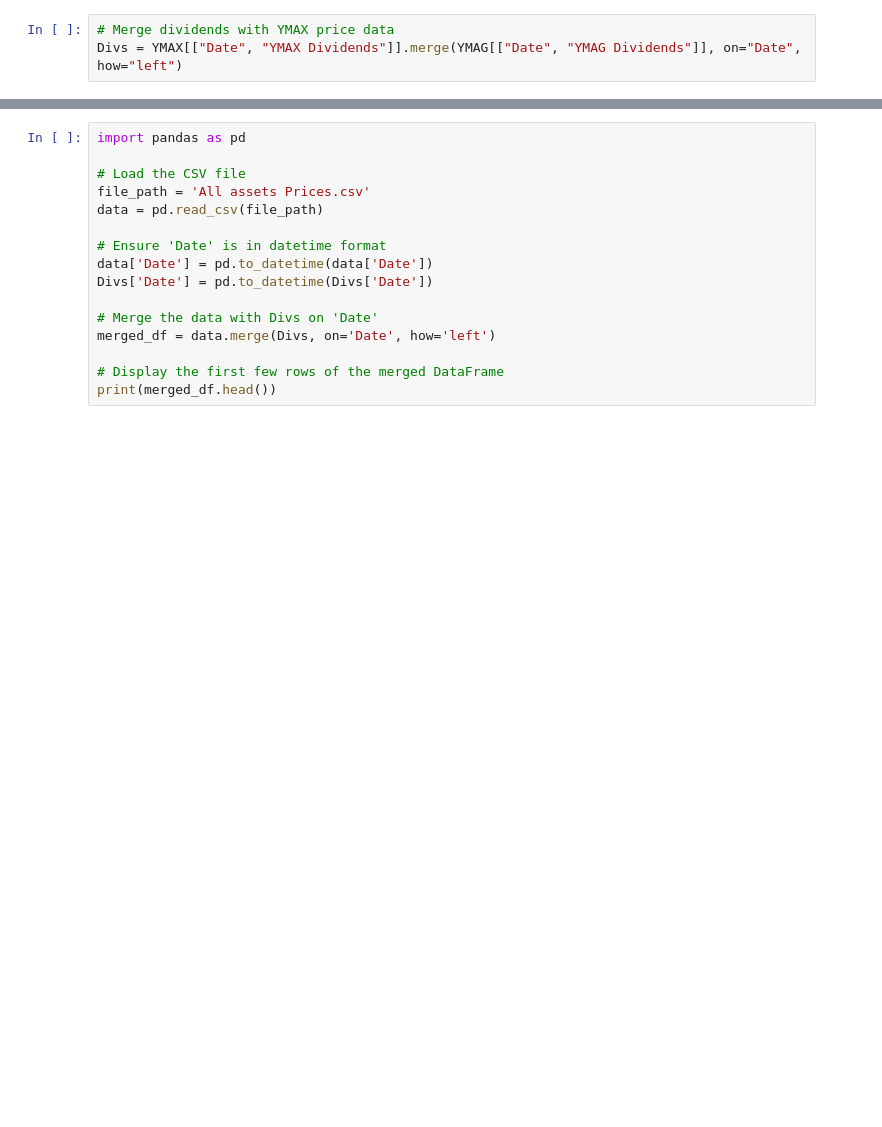
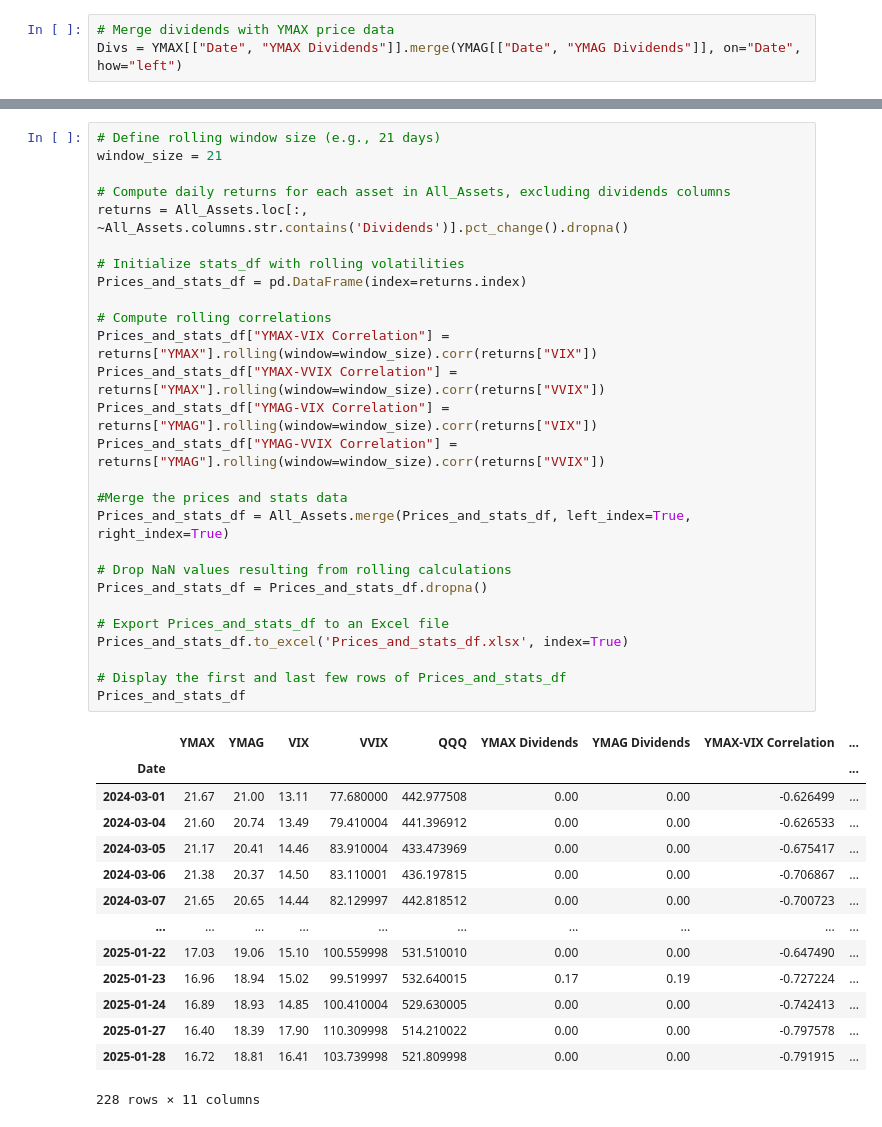
Before and after one commit to BensonMunene/Ratios-Strategy-App, a Jupyter notebook: Codes/Backtesting Code.ipynb, the cells around one changed output, grey strips where cells are left out. Saved outputs shown, nothing was run; the diff lists cells and outputs as text; blank space fills up the shorter version.

```diff
--- a/Codes/Backtesting Code.ipynb
+++ b/Codes/Backtesting Code.ipynb
@@ -206,16 +218,42 @@ All_Assets.head(10)
-# %%
-import pandas as pd
-
-# Load the CSV file
-file_path = 'All assets Prices.csv'
-data = pd.read_csv(file_path)
-
-# Ensure 'Date' is in datetime format
-data['Date'] = pd.to_datetime(data['Date'])
-Divs['Date'] = pd.to_datetime(Divs['Date'])
-
-# Merge the data with Divs on 'Date'
-merged_df = data.merge(Divs, on='Date', how='left')
-
-# Display the first few rows of the merged DataFrame
-print(merged_df.head())
+# %%
+# Define rolling window size (e.g., 21 days)
+window_size = 21
+
+# Compute daily returns for each asset in All_Assets, excluding dividends columns
+returns = All_Assets.loc[:, ~All_Assets.columns.str.contains('Dividends')].pct_change().dropna()
+
+# Initialize stats_df with rolling volatilities
+Prices_and_stats_df = pd.DataFrame(index=returns.index)
+
+# Compute rolling correlations
+Prices_and_stats_df["YMAX-VIX Correlation"] = returns["YMAX"].rolling(window=window_size).corr(returns["VIX"])
+Prices_and_stats_df["YMAX-VVIX Correlation"] = returns["YMAX"].rolling(window=window_size).corr(returns["VVIX"])
+Prices_and_stats_df["YMAG-VIX Correlation"] = returns["YMAG"].rolling(window=window_size).corr(returns["VIX"])
+Prices_and_stats_df["YMAG-VVIX Correlation"] = returns["YMAG"].rolling(window=window_size).corr(returns["VVIX"])
+
+#Merge the prices and stats data
+Prices_and_stats_df = All_Assets.merge(Prices_and_stats_df, left_index=True, right_index=True)
+
+# Drop NaN values resulting from rolling calculations
+Prices_and_stats_df = Prices_and_stats_df.dropna()
+
+# Export Prices_and_stats_df to an Excel file
+Prices_and_stats_df.to_excel('Prices_and_stats_df.xlsx', index=True)
+
+# Display the first and last few rows of Prices_and_stats_df
+Prices_and_stats_df
+# %% [output]
+|  | YMAX | YMAG | VIX | VVIX | QQQ | YMAX Dividends | YMAG Dividends | YMAX-VIX Correlation | ... |
+| Date |  |  |  |  |  |  |  |  | ... |
+| 2024-03-01 | 21.67 | 21.00 | 13.11 | 77.680000 | 442.977508 | 0.00 | 0.00 | -0.626499 | ... |
+| 2024-03-04 | 21.60 | 20.74 | 13.49 | 79.410004 | 441.396912 | 0.00 | 0.00 | -0.626533 | ... |
+| 2024-03-05 | 21.17 | 20.41 | 14.46 | 83.910004 | 433.473969 | 0.00 | 0.00 | -0.675417 | ... |
+| 2024-03-06 | 21.38 | 20.37 | 14.50 | 83.110001 | 436.197815 | 0.00 | 0.00 | -0.706867 | ... |
+| 2024-03-07 | 21.65 | 20.65 | 14.44 | 82.129997 | 442.818512 | 0.00 | 0.00 | -0.700723 | ... |
+| ... | ... | ... | ... | ... | ... | ... | ... | ... | ... |
+| 2025-01-22 | 17.03 | 19.06 | 15.10 | 100.559998 | 531.510010 | 0.00 | 0.00 | -0.647490 | ... |
+| 2025-01-23 | 16.96 | 18.94 | 15.02 | 99.519997 | 532.640015 | 0.17 | 0.19 | -0.727224 | ... |
+| 2025-01-24 | 16.89 | 18.93 | 14.85 | 100.410004 | 529.630005 | 0.00 | 0.00 | -0.742413 | ... |
+| 2025-01-27 | 16.40 | 18.39 | 17.90 | 110.309998 | 514.210022 | 0.00 | 0.00 | -0.797578 | ... |
+| 2025-01-28 | 16.72 | 18.81 | 16.41 | 103.739998 | 521.809998 | 0.00 | 0.00 | -0.791915 | ... |
+228 rows × 11 columns
```
Also changed, not shown: parts of 1 cell of this notebook, 1 other file.
